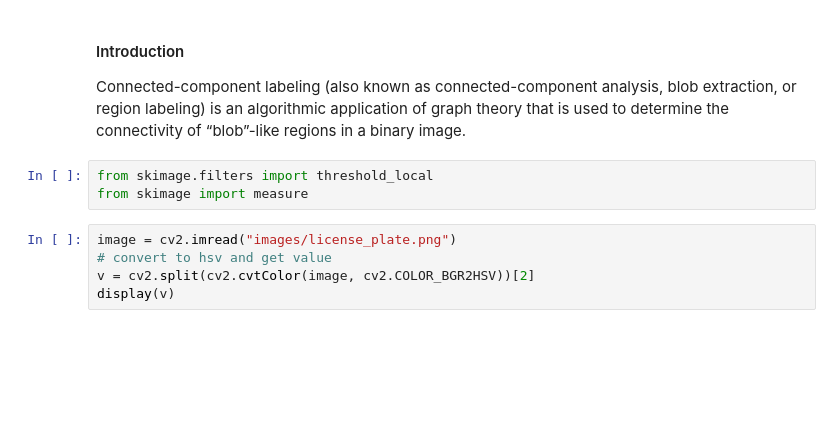
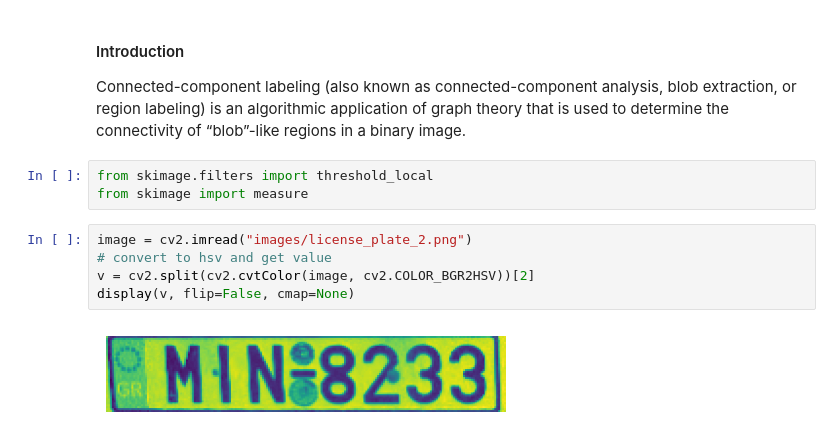
Before and after one commit to KarthikKothareddy/pisgurus, a Jupyter notebook: connected_component_labelling.ipynb, the cells around one changed output. Saved outputs shown, nothing was run; the diff lists cells and outputs as text; blank space fills up the shorter version.

```diff
--- a/connected_component_labelling.ipynb
+++ b/connected_component_labelling.ipynb
@@ -82,7 +82,9 @@ Connected-component labeling (also known as connected-component analysis, blob e
 from skimage.filters import threshold_local
 from skimage import measure
 # %%
-image = cv2.imread("images/license_plate.png")
+image = cv2.imread("images/license_plate_2.png")
 # convert to hsv and get value
 v = cv2.split(cv2.cvtColor(image, cv2.COLOR_BGR2HSV))[2]
-display(v)
+display(v, flip=False, cmap=None)
+# %% [output]
+[figure, added]
```
Also changed, not shown: parts of 3 cells of this notebook, 1 other file.
